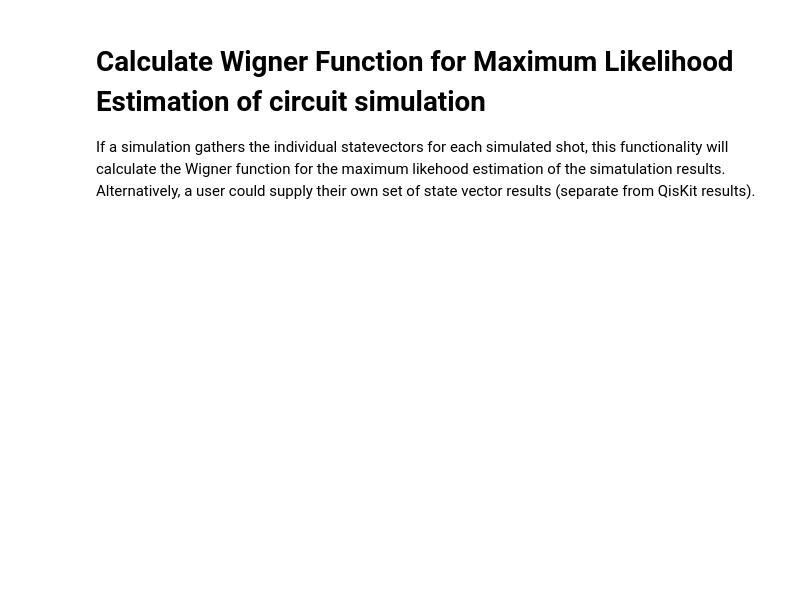
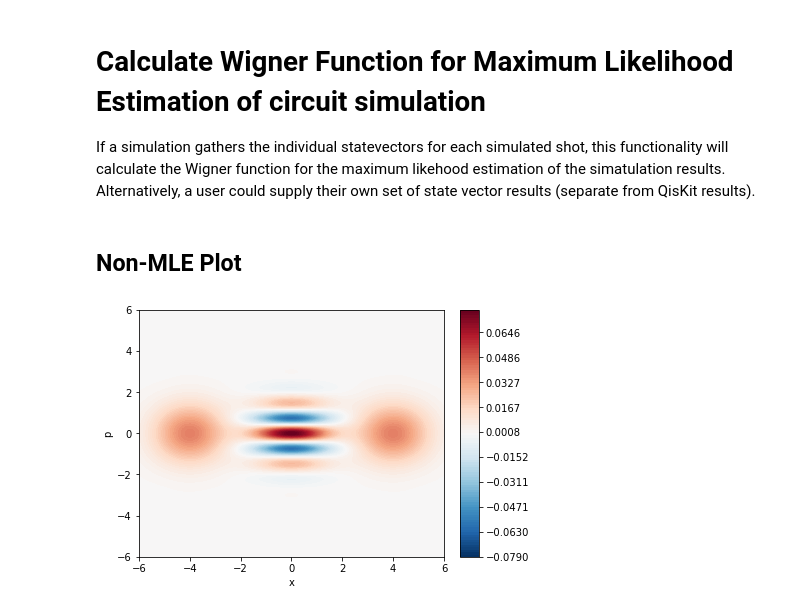
Before and after one commit to C2QA/bosonic-qiskit, a Jupyter notebook: tutorials/winger-mle/wigner-mle.ipynb, the cells around one changed output. Drawn from its saved outputs; the diff is of its cells as text; code cells hidden in the pictures; blank space fills up the shorter version.

```diff
--- a/tutorials/winger-mle/wigner-mle.ipynb
+++ b/tutorials/winger-mle/wigner-mle.ipynb
@@ -35,2 +34,11 @@ def build_circuit(dist = numpy.sqrt(numpy.pi) / numpy.sqrt(2), num_qumodes = 1,
 
     return circuit
+# %% [markdown]
+## Non-MLE Plot
+# %%
+circuit = build_circuit()
+state, result = c2qa.util.simulate(circuit)
+wigner = c2qa.util.wigner(state, circuit.cutoff)
+c2qa.util.plot(wigner)
+# %% [output]
+[figure, added]
```
Also changed, not shown: parts of 4 cells of this notebook, 1 other file.
